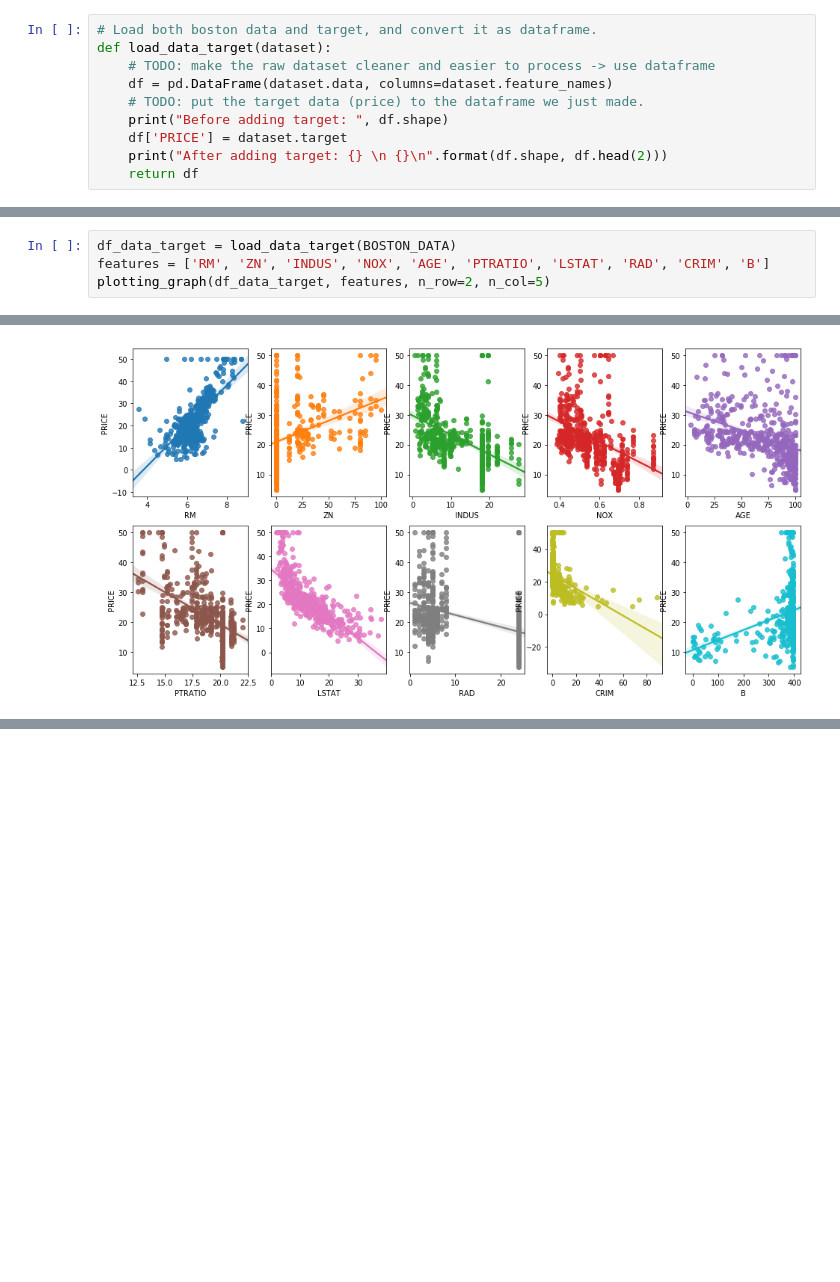
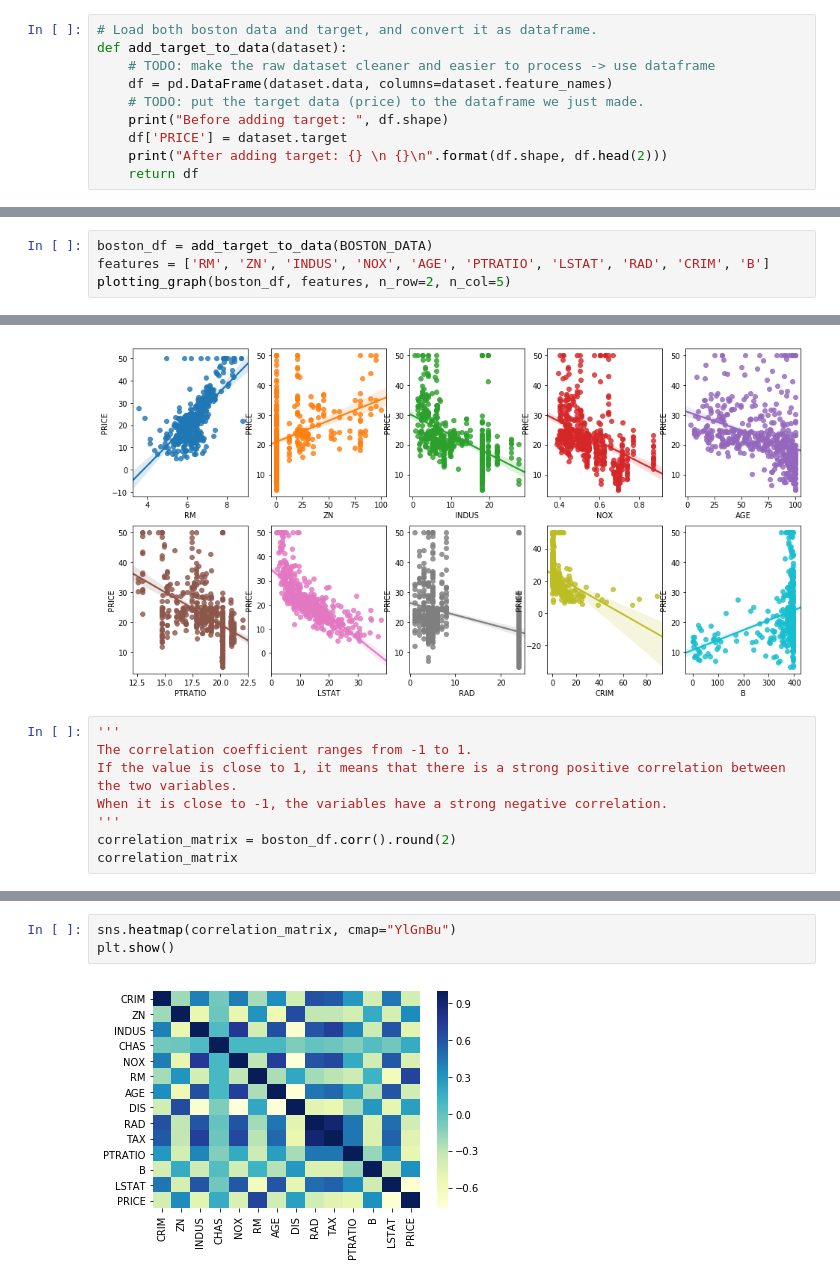
Before and after one commit to UCLAIS/Machine-Learning-Tutorials, a Jupyter notebook: notebooks/Session02-BostonHousePrice-Solution.ipynb, the cells around one changed output, grey strips where cells are left out. Cells and saved outputs as stored; diff of their text form; blank space fills up the shorter version.

Commit message:
boston finished

```diff
--- a/notebooks/Session02-BostonHousePrice-Solution.ipynb
+++ b/notebooks/Session02-BostonHousePrice-Solution.ipynb
@@ -23,7 +23,7 @@ BOSTON_DATA = datasets.load_boston()
 BOSTON_DATA;
 # %%
 # Load both boston data and target, and convert it as dataframe.
-def load_data_target(dataset):
+def add_target_to_data(dataset):
     # TODO: make the raw dataset cleaner and easier to process -> use dataframe
     df = pd.DataFrame(dataset.data, columns=dataset.feature_names)
     # TODO: put the target data (price) to the dataframe we just made.
@@ -62,9 +62,9 @@ def split_dataframe(df):
 
     return input_train, input_eval, label_train, label_eval
 # %%
-df_data_target = load_data_target(BOSTON_DATA)
+boston_df = add_target_to_data(BOSTON_DATA)
 features = ['RM', 'ZN', 'INDUS', 'NOX', 'AGE', 'PTRATIO', 'LSTAT', 'RAD', 'CRIM', 'B']
-plotting_graph(df_data_target, features, n_row=2, n_col=5)
+plotting_graph(boston_df, features, n_row=2, n_col=5)
 # %% [output]
 Before adding target:  (506, 13)
 After adding target: (506, 14)
@@ -76,3 +76,11 @@ After adding target: (506, 14)
 0     15.3  396.9   4.98   24.0
 1     17.8  396.9   9.14   21.6
 [figure]
+# %%
+'''
+The correlation coefficient ranges from -1 to 1.
+If the value is close to 1, it means that there is a strong positive correlation between the two variables.
+When it is close to -1, the variables have a strong negative correlation.
+'''
+correlation_matrix = boston_df.corr().round(2)
+correlation_matrix
@@ -78,0 +103,5 @@ After adding target: (506, 14)
+# %%
+sns.heatmap(correlation_matrix, cmap="YlGnBu")
+plt.show()
+# %% [output]
+[figure, added]
```
Also changed, not shown: parts of 12 cells of this notebook.
